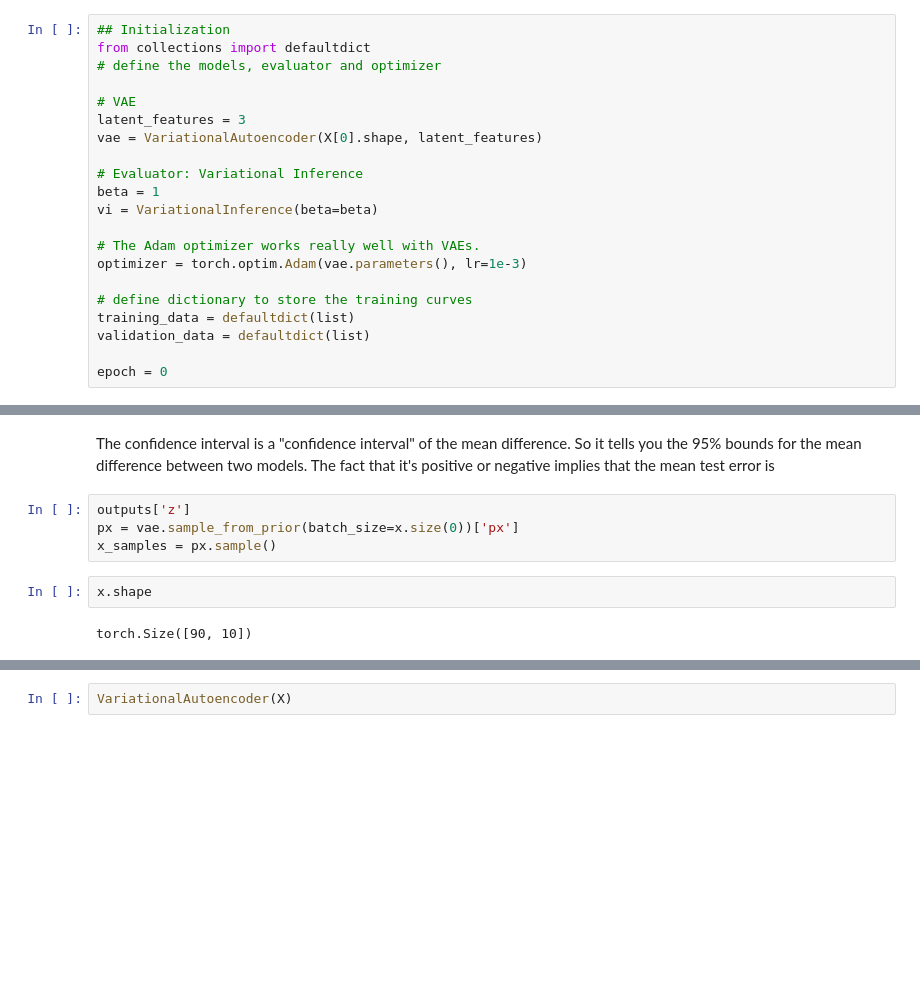
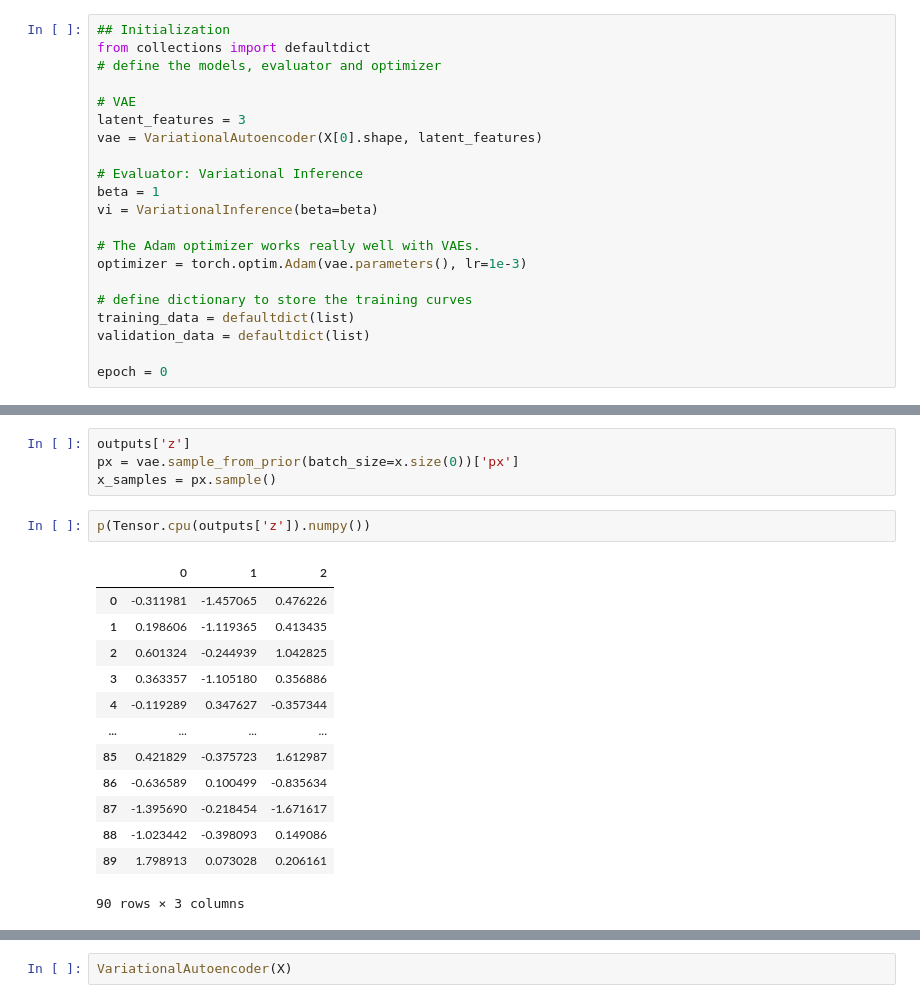
Before and after one commit to AlliBusa/02456_Project_Causality, a Jupyter notebook: generating_synthetic_data.ipynb, the cells around one changed output, grey strips where cells are left out. Cells and saved outputs as stored; diff of their text form; blank space fills up the shorter version.

```diff
--- a/generating_synthetic_data.ipynb
+++ b/generating_synthetic_data.ipynb
@@ -530,13 +545,23 @@ tensor([[-1.6038e-01, -1.7973e-01, -7.6791e-02,  5.2658e-01, -5.2946e-01,
-# %% [markdown]
-The confidence interval is a "confidence interval" of the mean difference. So it tells you the 95% bounds for the mean difference between two models. The fact that it's positive or negative implies that the mean test error is
 # %%
 outputs['z']
 px = vae.sample_from_prior(batch_size=x.size(0))['px']
 x_samples = px.sample()
-# %%
-x.shape
-# %% [output]
-torch.Size([90, 10])
+# %%
+p(Tensor.cpu(outputs['z']).numpy())
+# %% [output]
+|  | 0 | 1 | 2 |
+| 0 | -0.311981 | -1.457065 | 0.476226 |
+| 1 | 0.198606 | -1.119365 | 0.413435 |
+| 2 | 0.601324 | -0.244939 | 1.042825 |
+| 3 | 0.363357 | -1.105180 | 0.356886 |
+| 4 | -0.119289 | 0.347627 | -0.357344 |
+| ... | ... | ... | ... |
+| 85 | 0.421829 | -0.375723 | 1.612987 |
+| 86 | -0.636589 | 0.100499 | -0.835634 |
+| 87 | -1.395690 | -0.218454 | -1.671617 |
+| 88 | -1.023442 | -0.398093 | 0.149086 |
+| 89 | 1.798913 | 0.073028 | 0.206161 |
+90 rows × 3 columns
 # %%
 X.mean(axis=0)
 # %% [output]
```
Also changed, not shown: parts of 9 cells of this notebook.
